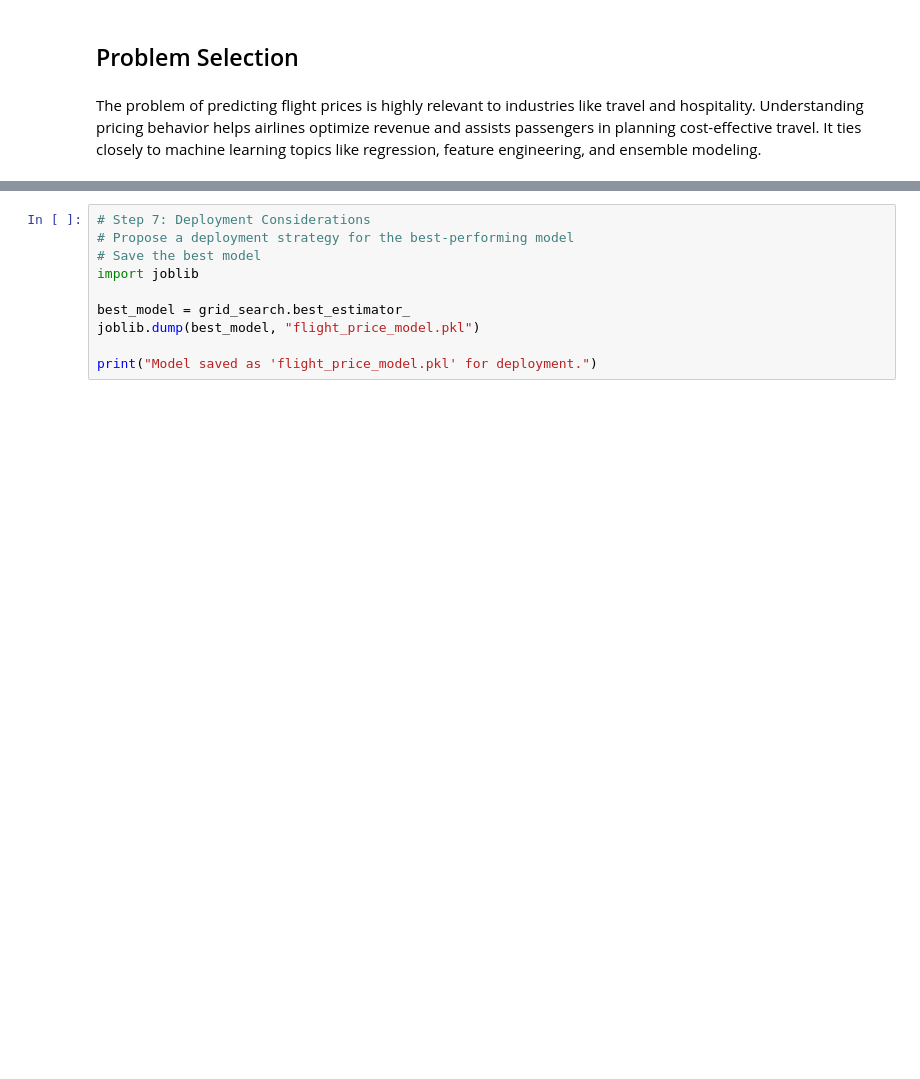
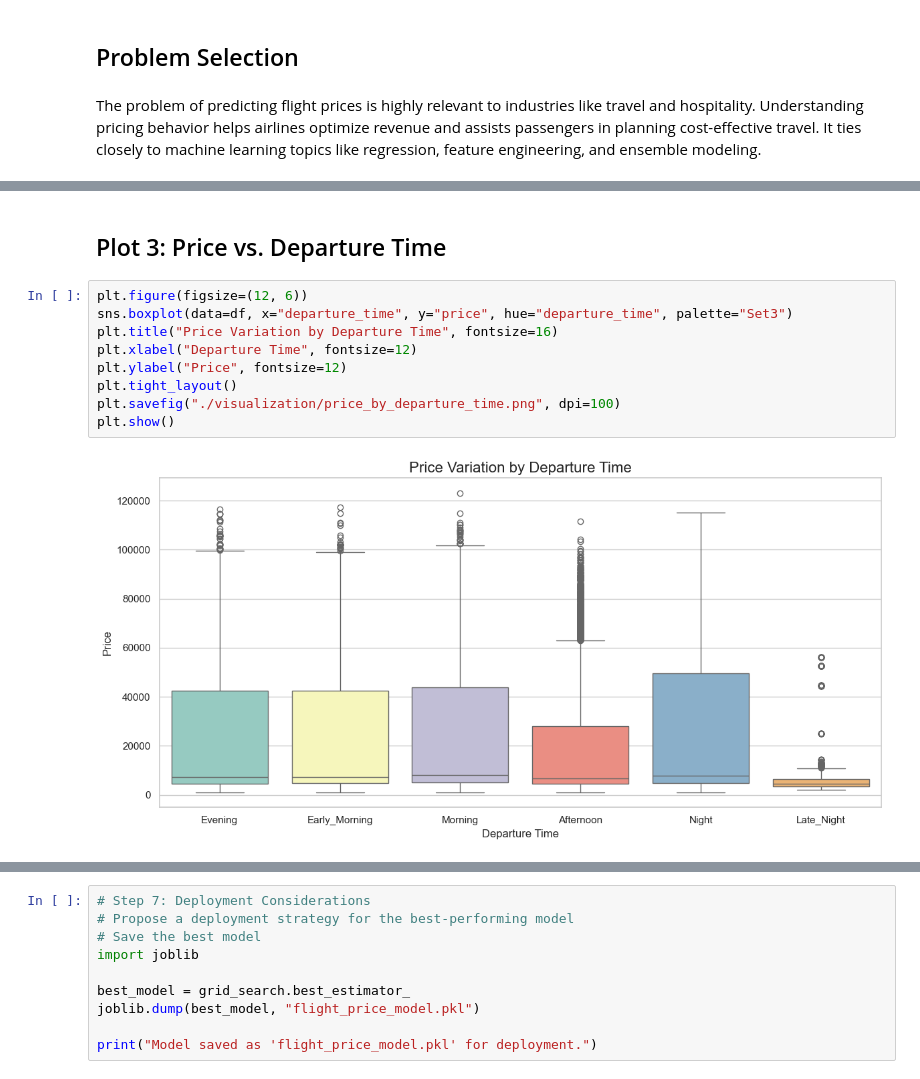
Before and after one commit to mrquantran/rai_7005_assessment_3, a Jupyter notebook: index.ipynb, the cells around one changed output, grey strips where cells are left out. Saved outputs shown, nothing was run; the diff lists cells and outputs as text; blank space fills up the shorter version.

```diff
--- a/index.ipynb
+++ b/index.ipynb
@@ -98,0 +132,13 @@ dtype: int64
+# %% [markdown]
+## Plot 3: Price vs. Departure Time
+# %%
+plt.figure(figsize=(12, 6))
+sns.boxplot(data=df, x="departure_time", y="price", hue="departure_time", palette="Set3")
+plt.title("Price Variation by Departure Time", fontsize=16)
+plt.xlabel("Departure Time", fontsize=12)
+plt.ylabel("Price", fontsize=12)
+plt.tight_layout()
+plt.savefig("./visualization/price_by_departure_time.png", dpi=100)
+plt.show()
+# %% [output]
+[figure, added]
```
Also changed, not shown: parts of 17 cells of this notebook, 4 other files.
